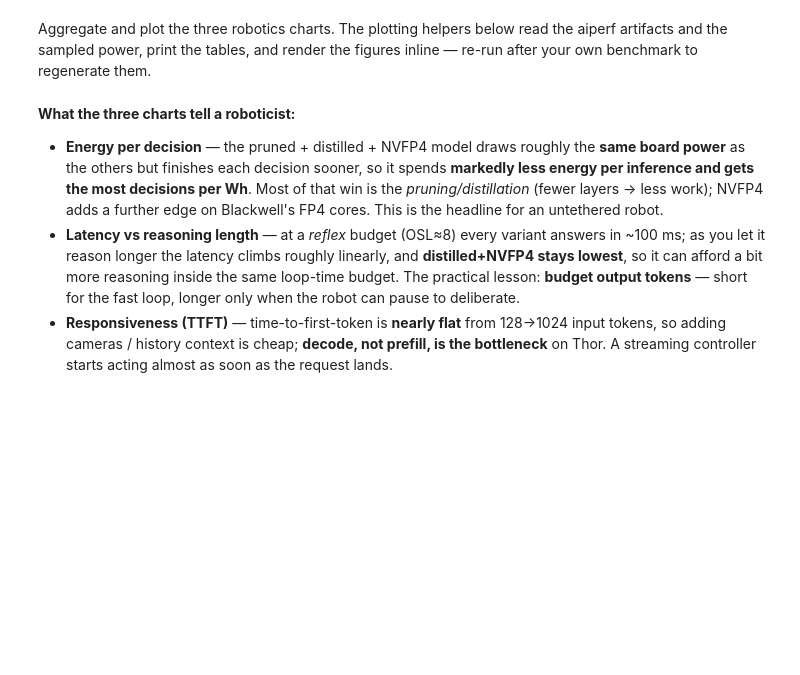
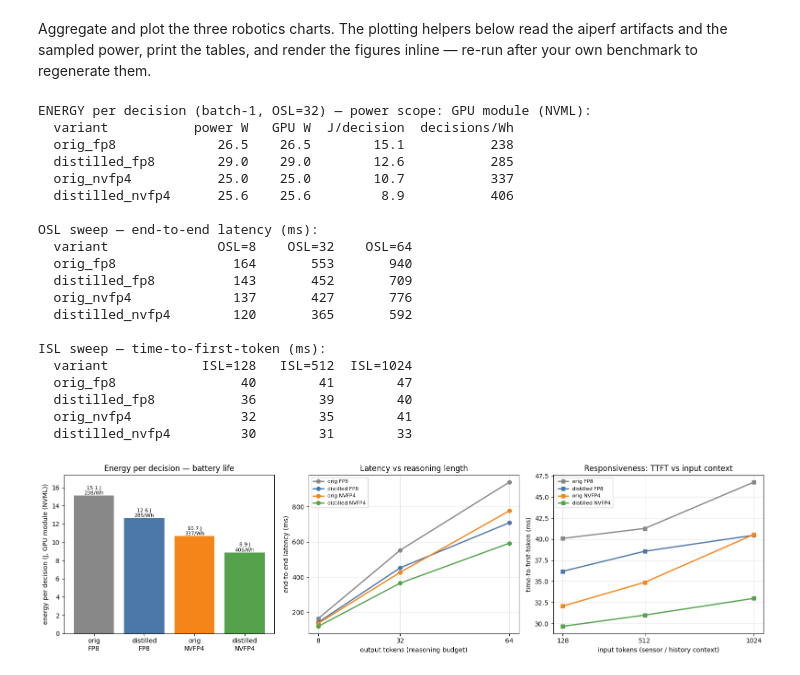
Before and after one commit to nfasfous/Model-Optimizer, a Jupyter notebook: examples/megatron_bridge/notebooks/06_cosmos_reason_thor_nvfp4_edge.ipynb, the cells around one changed output. Drawn from its saved outputs; the diff is of its cells as text; code cells hidden in the pictures; blank space fills up the shorter version.

Commit message:
Clean up and run end-to-end on Spark

```diff
--- a/examples/megatron_bridge/notebooks/06_cosmos_reason_thor_nvfp4_edge.ipynb
+++ b/examples/megatron_bridge/notebooks/06_cosmos_reason_thor_nvfp4_edge.ipynb
@@ -446,11 +562,11 @@ print("\nAll variants done. Artifacts under", BENCH)
 # %% [markdown]
 Aggregate and plot the three robotics charts. The plotting helpers below read the aiperf artifacts and the sampled power, print the tables, and render the figures inline — re-run after your own benchmark to regenerate them.
 # %%
-# §7 — Aggregate the robotics suite and plot the three charts that matter on a robot.
+# §7 — Aggregate the robotics suite and plot the three charts that matter on edge.
 import json, glob, os
 import matplotlib.pyplot as plt
 
-BENCH = f"{BASE_PATH}/benchmarks/thor-robotics"
+BENCH = f"{BASE_PATH}/benchmarks/edge-robotics"
 ORDER = ["orig_fp8", "distilled_fp8", "orig_nvfp4", "distilled_nvfp4"]
 LABEL = {"orig_fp8":"orig\nFP8","distilled_fp8":"distilled\nFP8","orig_nvfp4":"orig\nNVFP4","distilled_nvfp4":"distilled\nNVFP4"}
 COLOR = {"orig_fp8":"#888888","distilled_fp8":"#4c78a8","orig_nvfp4":"#f58518","distilled_nvfp4":"#54a24b"}
@@ -462,10 +578,11 @@ def jload(p):
     return json.load(open(fs[-1])) if fs else None
 
 energy, osl, isl = {}, {}, {}
+SCOPE = "board"   # overwritten from power.json below (Thor: total board / Spark: GPU module)
 for v in ORDER:
     d = jload(f"{BENCH}/{v}/loop"); pj = f"{BENCH}/{v}/power.json"
     if d and os.path.exists(pj):
-        pw = json.load(open(pj))
+        pw = json.load(open(pj)); SCOPE = pw.get("scope", SCOPE)
         per_s = _sca(d["benchmark_duration"]) / _sca(d["request_count"])   # wall-time per decision
         energy[v] = {"board_w": pw["board_w"], "gpu_w": pw["gpu_w"],
                      "j": pw["board_w"] * per_s, "dec_per_wh": 3600.0 / (pw["board_w"] * per_s)}
@@ -475,8 +592,8 @@ for v in ORDER:
               for s in ISL_SWEEP if jload(f"{BENCH}/{v}/isl_{s}")}
 
 # ---- tables ----
-print("ENERGY per decision (batch-1, OSL=32):")
-print(f"  {'variant':<16}{'board W':>9}{'GPU W':>8}{'J/decision':>12}{'decisions/Wh':>14}")
+print(f"ENERGY per decision (batch-1, OSL=32) — power scope: {SCOPE}:")
+print(f"  {'variant':<16}{'power W':>9}{'GPU W':>8}{'J/decision':>12}{'decisions/Wh':>14}")
 for v in ORDER:
     if v in energy:
         e = energy[v]; print(f"  {v:<16}{e['board_w']:>9.1f}{e['gpu_w']:>8.1f}{e['j']:>12.1f}{e['dec_per_wh']:>14.0f}")
@@ -488,37 +605,53 @@ print("\nISL sweep — time-to-first-token (ms):")
 print(f"  {'variant':<16}" + "".join(f"{'ISL='+str(s):>10}" for s in ISL_SWEEP))
 for v in ORDER:
     print(f"  {v:<16}" + "".join(f"{isl[v].get(s, float('nan')):>10.0f}" for s in ISL_SWEEP))
 
 # ---- charts ----
 present = [v for v in ORDER if osl.get(v)]
 fig, ax = plt.subplots(1, 3, figsize=(16, 4.4))
 
 # 1) energy per decision
 pe = [v for v in ORDER if v in energy]
 ax[0].bar([LABEL[v] for v in pe], [energy[v]["j"] for v in pe], color=[COLOR[v] for v in pe])
-ax[0].set_ylabel("energy per decision (J, total board)"); ax[0].set_title("Energy per decision — battery life")
+ax[0].set_ylabel(f"energy per decision (J, {SCOPE})"); ax[0].set_title("Energy per decision — battery life")
 for i, v in enumerate(pe):
     ax[0].text(i, energy[v]["j"], f"{energy[v]['j']:.1f} J\n{energy[v]['dec_per_wh']:.0f}/Wh", ha="center", va="bottom", fontsize=8)
 ax[0].margins(y=0.15)
 
 # 2) reasoning-budget sweep
 for v in present:
     xs = [o for o in OSL_SWEEP if o in osl[v]]
     ax[1].plot(xs, [osl[v][o] for o in xs], marker="o", lw=2, label=LABEL[v].replace("\n", " "), color=COLOR[v])
 ax[1].set_xlabel("output tokens (reasoning budget)"); ax[1].set_ylabel("end-to-end latency (ms)")
 ax[1].set_title("Latency vs reasoning length"); ax[1].set_xticks(OSL_SWEEP); ax[1].grid(alpha=0.3); ax[1].legend(fontsize=8)
 
 # 3) responsiveness — TTFT vs input context
 for v in present:
     xs = [s for s in ISL_SWEEP if s in isl[v]]
     ax[2].plot(xs, [isl[v][s] for s in xs], marker="s", lw=2, label=LABEL[v].replace("\n", " "), color=COLOR[v])
 ax[2].set_xlabel("input tokens (sensor / history context)"); ax[2].set_ylabel("time-to-first-token (ms)")
 ax[2].set_title("Responsiveness: TTFT vs input context"); ax[2].set_xticks(ISL_SWEEP); ax[2].grid(alpha=0.3); ax[2].legend(fontsize=8)
 
 plt.tight_layout(); plt.show()
+# %% [output]
+ENERGY per decision (batch-1, OSL=32) — power scope: GPU module (NVML):
+  variant           power W   GPU W  J/decision  decisions/Wh
+  orig_fp8             26.5    26.5        15.1           238
+  distilled_fp8        29.0    29.0        12.6           285
+  orig_nvfp4           25.0    25.0        10.7           337
+  distilled_nvfp4      25.6    25.6         8.9           406
+
+OSL sweep — end-to-end latency (ms):
+  variant              OSL=8    OSL=32    OSL=64
+  orig_fp8               164       553       940
+  distilled_fp8          143       452       709
+  orig_nvfp4             137       427       776
+  distilled_nvfp4        120       365       592
+
+ISL sweep — time-to-first-token (ms):
+  variant            ISL=128   ISL=512  ISL=1024
+  orig_fp8                40        41        47
+  distilled_fp8           36        39        40
+  orig_nvfp4              32        35        41
+  distilled_nvfp4         30        31        33
+[figure, added]
-# %% [markdown]
-**What the three charts tell a roboticist:**
-
-- **Energy per decision** — the pruned + distilled + NVFP4 model draws roughly the **same board power** as the others but finishes each decision sooner, so it spends **markedly less energy per inference and gets the most decisions per Wh**. Most of that win is the *pruning/distillation* (fewer layers → less work); NVFP4 adds a further edge on Blackwell's FP4 cores. This is the headline for an untethered robot.
-- **Latency vs reasoning length** — at a *reflex* budget (OSL≈8) every variant answers in ~100 ms; as you let it reason longer the latency climbs roughly linearly, and **distilled+NVFP4 stays lowest**, so it can afford a bit more reasoning inside the same loop-time budget. The practical lesson: **budget output tokens** — short for the fast loop, longer only when the robot can pause to deliberate.
-- **Responsiveness (TTFT)** — time-to-first-token is **nearly flat** from 128→1024 input tokens, so adding cameras / history context is cheap; **decode, not prefill, is the bottleneck** on Thor. A streaming controller starts acting almost as soon as the request lands.
```
Also changed, not shown: parts of 24 cells of this notebook, 3 other files.
